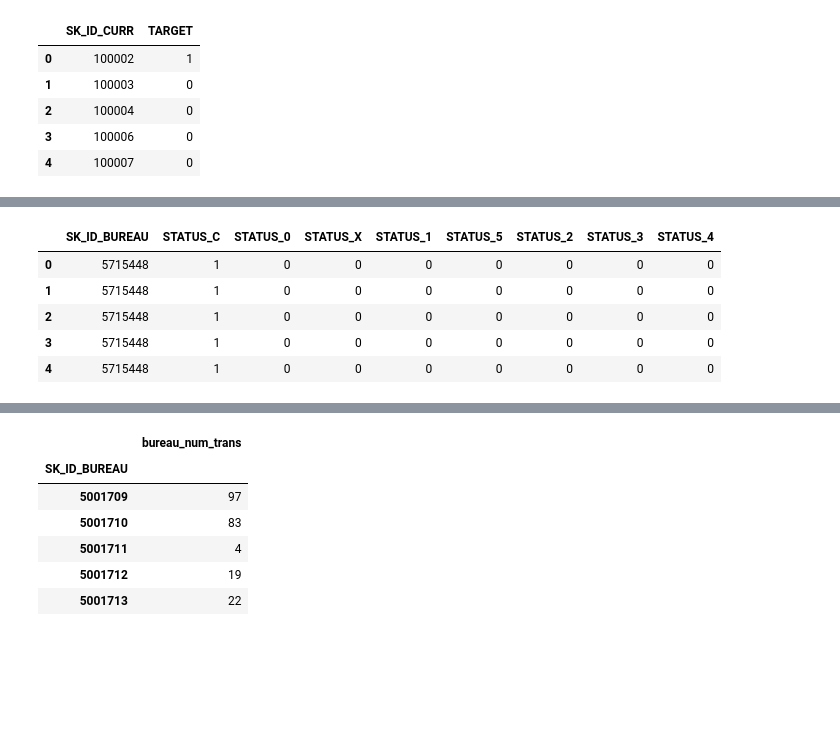
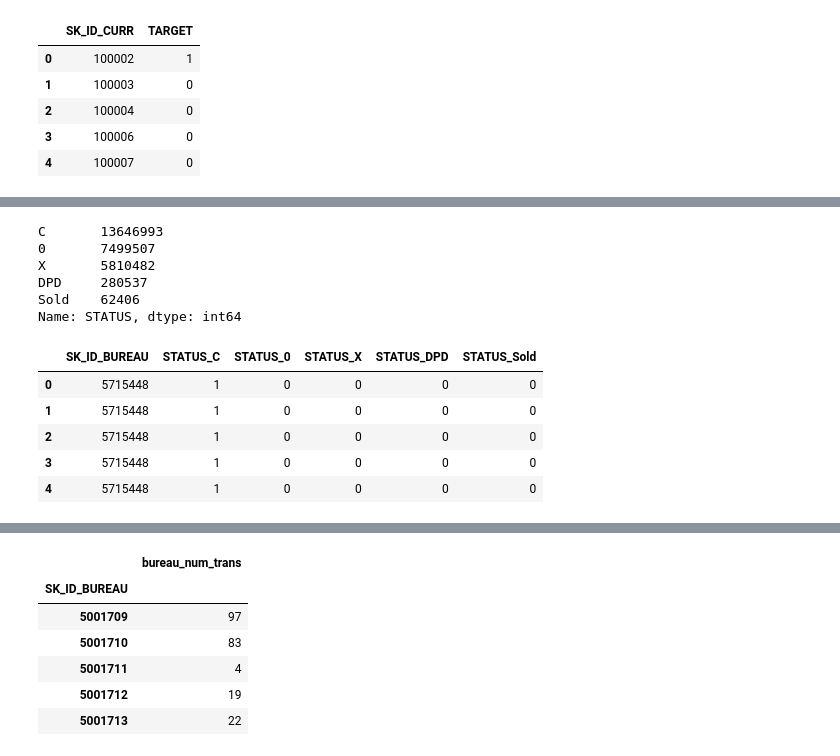
Before and after one commit to ongxuanhong/data-science-mini-course, a Jupyter notebook: 04_feature_engineering/003_bureau_balance.ipynb, the cells around one changed output, grey strips where cells are left out. Drawn from its saved outputs; the diff is of its cells as text; code cells hidden in the pictures; blank space fills up the shorter version.

Commit message:
Update bureau_balance features

```diff
--- a/04_feature_engineering/003_bureau_balance.ipynb
+++ b/04_feature_engineering/003_bureau_balance.ipynb
@@ -74,0 +71,8 @@ pdf_bureau_balance.head()
+# %%
+# filter here for looking up balance within 1, 2, 3 years
+pdf_bureau_balance["MONTHS_BALANCE"] = pdf_bureau_balance["MONTHS_BALANCE"] / -12
+# pdf_bureau_balance = pdf_bureau_balance[(pdf_bureau_balance["MONTHS_BALANCE"] >= 1) & (pdf_bureau_balance["MONTHS_BALANCE"] < 1)]
+# pdf_bureau_balance = pdf_bureau_balance[(pdf_bureau_balance["MONTHS_BALANCE"] >= 2) & (pdf_bureau_balance["MONTHS_BALANCE"] < 3)]
+# pdf_bureau_balance = pdf_bureau_balance[pdf_bureau_balance["MONTHS_BALANCE"] >= 3]
+# pdf_bureau_balance = pdf_bureau_balance[pdf_bureau_balance["MONTHS_BALANCE"] < 1]
+pdf_bureau_balance.head()
@@ -79,14 +98,27 @@ pdf_bureau_balance["STATUS"].value_counts().index.tolist()
+# %%
+# status in (1, 2, 3, 4) is DPD (date past due).
+# 5 is sold. C is closed. X is unknown. 0 is no DPD
+pdf_bureau_balance.loc[pdf_bureau_balance["STATUS"].isin(['1', '2', '3', '4']), "STATUS"] = "DPD"
+pdf_bureau_balance.loc[pdf_bureau_balance["STATUS"] == '5', "STATUS"] = "Sold"
+pdf_bureau_balance["STATUS"].value_counts()
+# %% [output]
+C       13646993
+0       7499507
+X       5810482
+DPD     280537
+Sold    62406
+Name: STATUS, dtype: int64
 # %%
 %%time
 dict_onehot = {
-    "STATUS": ['C', '0', 'X', '1', '5', '2', '3', '4'],
+    "STATUS": ['C', '0', 'X', 'DPD', 'Sold'],
 }
 pdf_onehot = gen_one_hot_feat(pdf_bureau_balance, dict_onehot, main_key="SK_ID_BUREAU")
 display(pdf_onehot.head())
 # %% [output]
-|  | SK_ID_BUREAU | STATUS_C | STATUS_0 | STATUS_X | STATUS_1 | STATUS_5 | STATUS_2 | STATUS_3 | STATUS_4 |
-| 0 | 5715448 | 1 | 0 | 0 | 0 | 0 | 0 | 0 | 0 |
-| 1 | 5715448 | 1 | 0 | 0 | 0 | 0 | 0 | 0 | 0 |
-| 2 | 5715448 | 1 | 0 | 0 | 0 | 0 | 0 | 0 | 0 |
-| 3 | 5715448 | 1 | 0 | 0 | 0 | 0 | 0 | 0 | 0 |
-| 4 | 5715448 | 1 | 0 | 0 | 0 | 0 | 0 | 0 | 0 |
+|  | SK_ID_BUREAU | STATUS_C | STATUS_0 | STATUS_X | STATUS_DPD | STATUS_Sold |
+| 0 | 5715448 | 1 | 0 | 0 | 0 | 0 |
+| 1 | 5715448 | 1 | 0 | 0 | 0 | 0 |
+| 2 | 5715448 | 1 | 0 | 0 | 0 | 0 |
+| 3 | 5715448 | 1 | 0 | 0 | 0 | 0 |
+| 4 | 5715448 | 1 | 0 | 0 | 0 | 0 |
```
Also changed, not shown: parts of 23 cells of this notebook.
